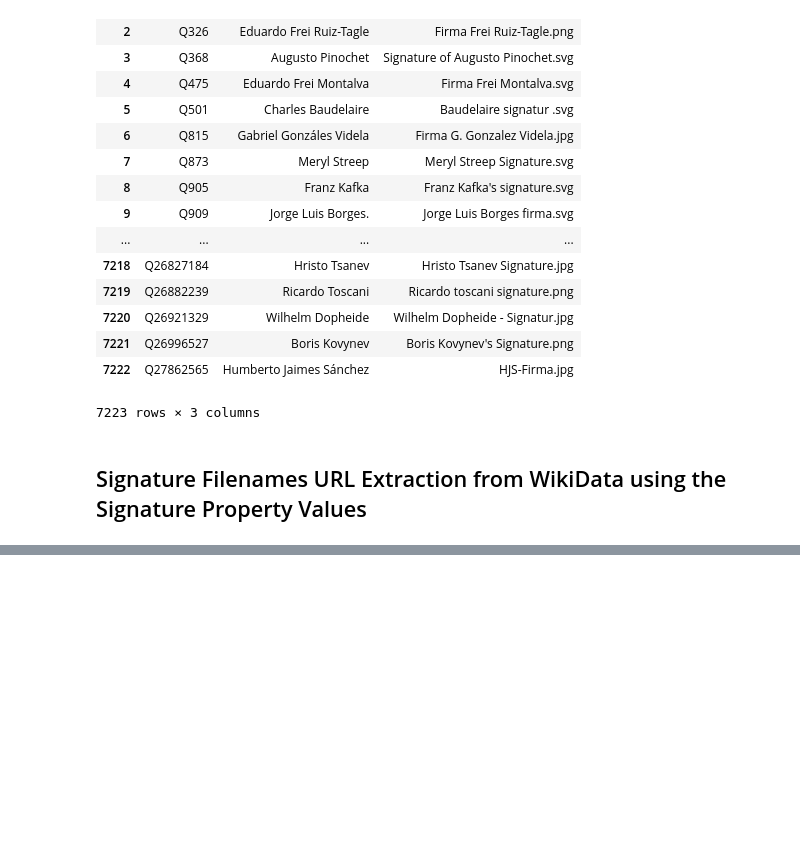
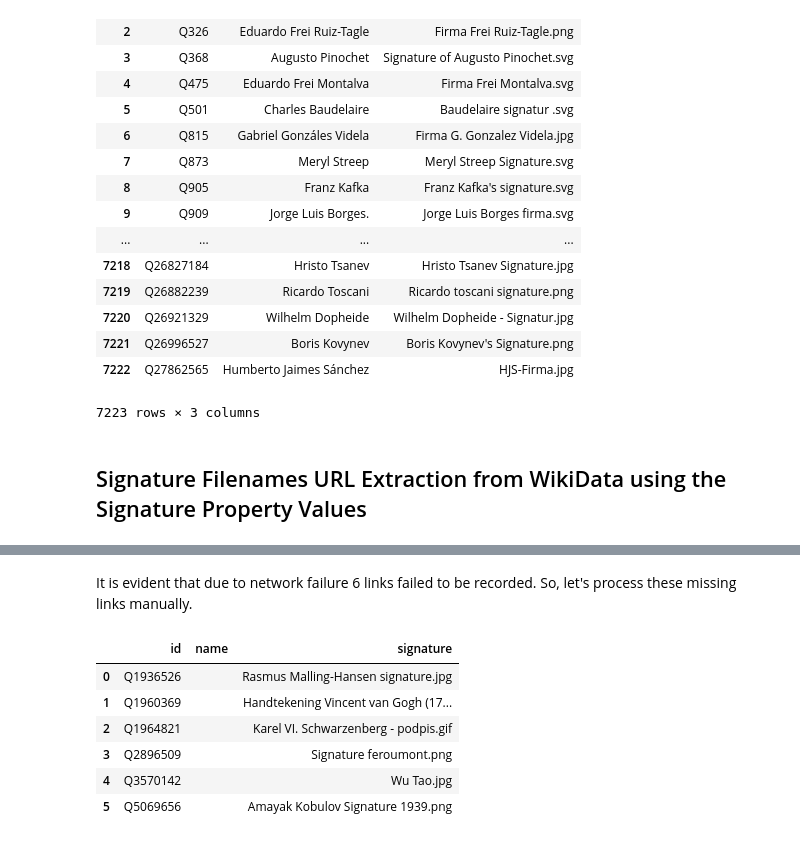
Before and after one commit to agarwalnaimish/signature-wikidata-convolutional-autoencoder, a Jupyter notebook: EPFL Task.ipynb, the cells around one changed output, grey strips where cells are left out. Saved outputs shown, nothing was run; the diff lists cells and outputs as text; code cells hidden in the pictures; blank space fills up the shorter version.

Commit message:
epfl task updated - signature urls found

```diff
--- a/EPFL Task.ipynb
+++ b/EPFL Task.ipynb
@@ -187,0 +187,24 @@ signature_url_list = extract_signature_url_from_wikidata(signatures_df, verbose=
+# %% [markdown]
+It is evident that due to network failure 6 links failed to be recorded. So, let's process these missing links manually.
+# %%
+temp_id = ["Q1936526", "Q1960369", "Q1964821", "Q2896509", "Q3570142", "Q5069656"]
+temp_signature = ["Rasmus Malling-Hansen signature.jpg",
+                  "Handtekening Vincent van Gogh (1789-1874).jpg",
+                  "Karel VI. Schwarzenberg - podpis.gif",
+                  "Signature feroumont.png",
+                  "Wu Tao.jpg",
+                  "Amayak Kobulov Signature 1939.png"]
+temp_name = ["", "", "", "", "", ""]
+temp_df = pd.DataFrame()
+temp_df['id'] = pd.Series(temp_id)
+temp_df['name'] = pd.Series(temp_name)
+temp_df['signature'] = pd.Series(temp_signature)
+temp_df
+# %% [output]
+|  | id | name | signature |
+| 0 | Q1936526 |  | Rasmus Malling-Hansen signature.jpg |
+| 1 | Q1960369 |  | Handtekening Vincent van Gogh (17... |
+| 2 | Q1964821 |  | Karel VI. Schwarzenberg - podpis.gif |
+| 3 | Q2896509 |  | Signature feroumont.png |
+| 4 | Q3570142 |  | Wu Tao.jpg |
+| 5 | Q5069656 |  | Amayak Kobulov Signature 1939.png |
```
Also changed, not shown: parts of 7 cells of this notebook, 1 other file.
